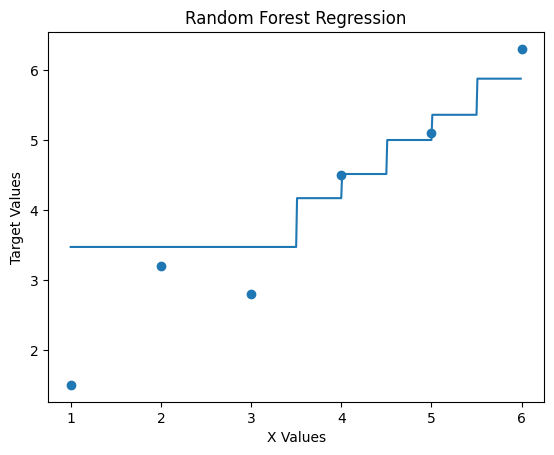
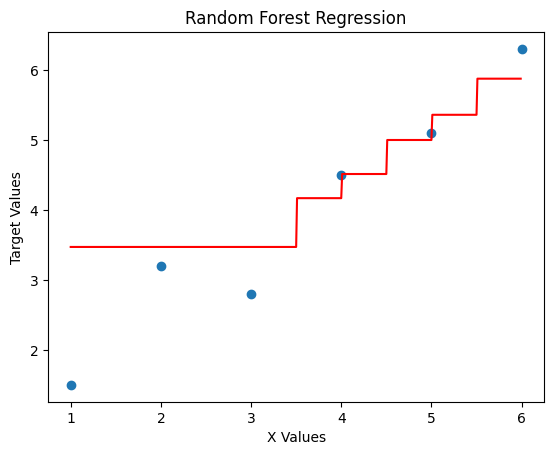
Unified diff of the notebook cell whose output changed from the first chart to the second:
--- before
+++ after
@@ -53,5 +53,5 @@
 
 # Random Forest prediction curve
-plt.plot(X_grid, y_grid_pred)
+plt.plot(X_grid, y_grid_pred, color = "red")
 
 # Labels and title

Commit: Update prediction curve color to red.